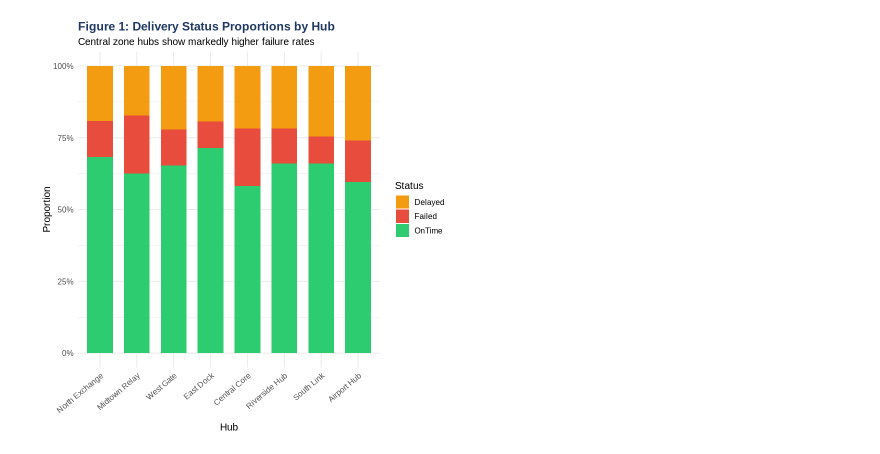
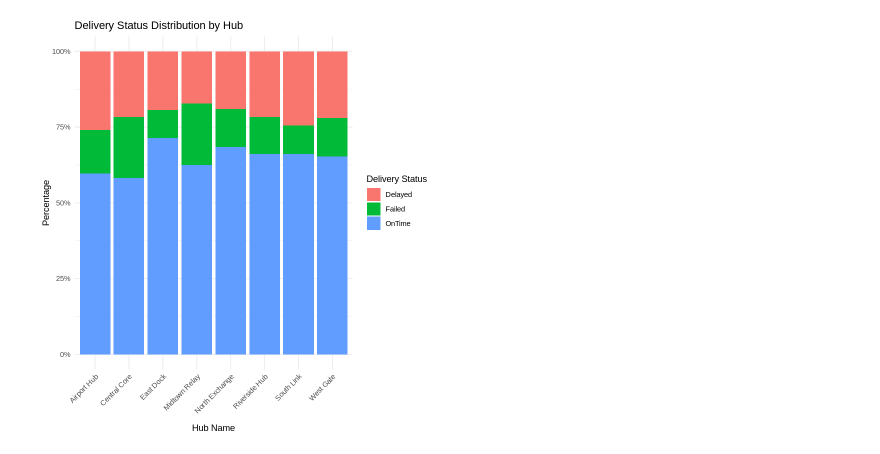
Before and after one commit to chithrakumardakshan-cloud/northstar-analytics, a Jupyter notebook: notebooks/02_r_analytics.ipynb, the cells around one changed output. Cells and saved outputs as stored; diff of their text form; code cells hidden in the pictures.

```diff
--- a/notebooks/02_r_analytics.ipynb
+++ b/notebooks/02_r_analytics.ipynb
@@ -110,0 +143,11 @@ deliveries %>% summarise(
+# %%
+# ANALYSIS 1 — DELIVERY STATUS BY HUB
+
+delivery_hub <- deliveries %>%
+  left_join(hubs, by = "hub_id")
+
+delivery_summary <- delivery_hub %>%
+  group_by(hub_name, delivery_status) %>%
+  summarise(total = n(), .groups = "drop")
+
+delivery_summary
@@ -111,15 +174,27 @@ deliveries %>% summarise(
 # %%
-del_hub <- deliveries %>% left_join(hubs, by='hub_id')
+# CHART 1 — DELIVERY STATUS BY HUB
 
-ggplot(del_hub, aes(x=reorder(hub_name,-table(hub_name)[hub_name]), fill=delivery_status)) +
- geom_bar(position='fill', width=0.7) +
- scale_y_continuous(labels=percent_format()) +
- scale_fill_manual(values=c('OnTime'='#2ECC71','Delayed'='#F39C12','Failed'='#E74C3C')) +
- labs(title='Figure 1: Delivery Status Proportions by Hub',
-      subtitle='Central zone hubs show markedly higher failure rates',
-      x='Hub', y='Proportion', fill='Status') +
- theme_minimal(base_size=12) +
- theme(axis.text.x=element_text(angle=40,hjust=1),
-       plot.title=element_text(face='bold',color='#1F3864'))
+ggplot(delivery_summary,
+       aes(x = hub_name,
+           y = total,
+           fill = delivery_status)) +
+
+  geom_bar(stat = "identity",
+           position = "fill") +
+
+  scale_y_continuous(labels = percent_format()) +
+
+  labs(
+    title = "Delivery Status Distribution by Hub",
+    x = "Hub Name",
+    y = "Percentage",
+    fill = "Delivery Status"
+  ) +
+
+  theme_minimal() +
+
+  theme(
+    axis.text.x = element_text(angle = 45, hjust = 1)
+  )
 # %% [output]
-[figure, old version]
+[figure, new version]
```
Also changed, not shown: parts of 21 cells of this notebook.
